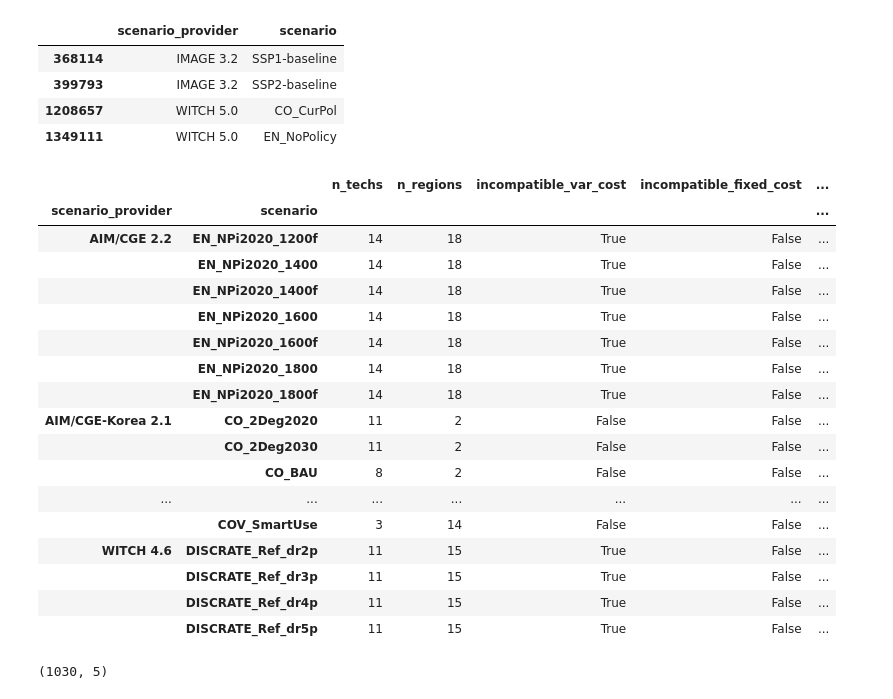
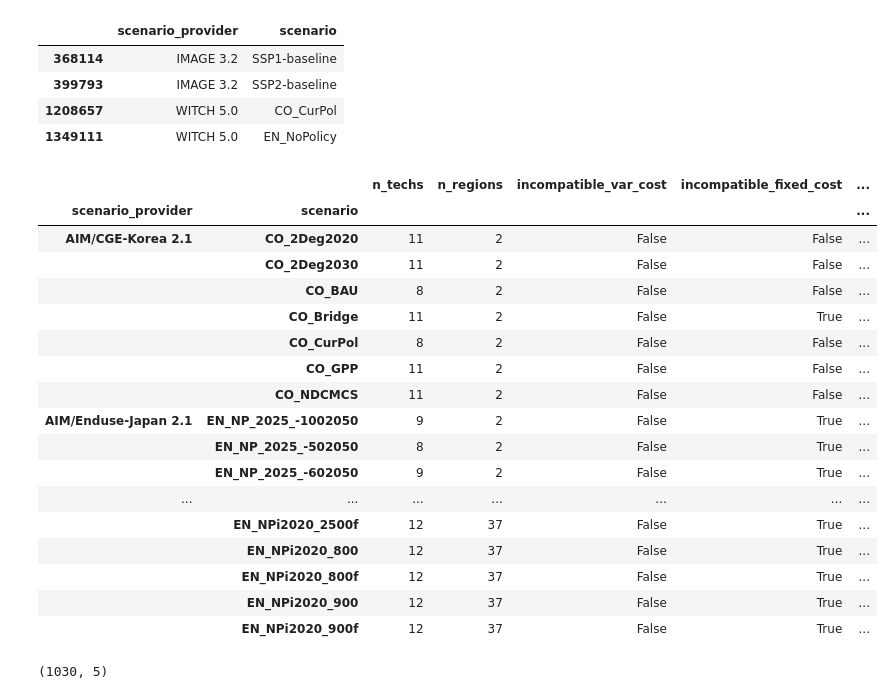
Before and after one commit to Theia-Finance-Labs/altr-model, a Jupyter notebook: notebooks/statdesc_scenarios_data.ipynb, the cells around one changed output. Cells and saved outputs as stored; diff of their text form; code cells hidden in the pictures.

```diff
--- a/notebooks/statdesc_scenarios_data.ipynb
+++ b/notebooks/statdesc_scenarios_data.ipynb
@@ -28,44 +28,44 @@ df.loc[df["scenario_type"] == "baseline", ["scenario_provider", "scenario"]].dro
 # %%
 pd.options.display.max_rows = 1000
 
 incompatibility_flagged = df[[
     "scenario_provider", "scenario", "scenario_type","sector", "technology",  "scenario_geography",
     "incompatible_var_cost","incompatible_fixed_cost"]].drop_duplicates()
 
 
 incompatibility_flagged = incompatibility_flagged.groupby(["scenario_provider", "scenario"]).agg(
     n_techs = ("technology", "nunique"),
     n_regions = ("scenario_geography", "nunique"),
     incompatible_var_cost = ("incompatible_var_cost", "any"),
     incompatible_fixed_cost = ("incompatible_fixed_cost", "any"),
 )
 
 incompatibility_flagged = incompatibility_flagged.assign(
     likely_incompatible_scenario = (incompatibility_flagged["incompatible_var_cost"] | incompatibility_flagged["incompatible_fixed_cost"]),
     incompatible_scenario = (incompatibility_flagged["incompatible_var_cost"] & incompatibility_flagged["incompatible_fixed_cost"]),
 )
 
 
-incompatibility_flagged.query("incompatible_fixed_cost == False")
+incompatibility_flagged.query("incompatible_var_cost == False")
 # %% [output]
 |  |  | n_techs | n_regions | incompatible_var_cost | incompatible_fixed_cost | ... |
 | scenario_provider | scenario |  |  |  |  | ... |
-| AIM/CGE 2.2 | EN_NPi2020_1200f | 14 | 18 | True | False | ... |
-|  | EN_NPi2020_1400 | 14 | 18 | True | False | ... |
-|  | EN_NPi2020_1400f | 14 | 18 | True | False | ... |
-|  | EN_NPi2020_1600 | 14 | 18 | True | False | ... |
-|  | EN_NPi2020_1600f | 14 | 18 | True | False | ... |
-|  | EN_NPi2020_1800 | 14 | 18 | True | False | ... |
-|  | EN_NPi2020_1800f | 14 | 18 | True | False | ... |
 | AIM/CGE-Korea 2.1 | CO_2Deg2020 | 11 | 2 | False | False | ... |
 |  | CO_2Deg2030 | 11 | 2 | False | False | ... |
 |  | CO_BAU | 8 | 2 | False | False | ... |
+|  | CO_Bridge | 11 | 2 | False | True | ... |
+|  | CO_CurPol | 8 | 2 | False | False | ... |
+|  | CO_GPP | 11 | 2 | False | False | ... |
+|  | CO_NDCMCS | 11 | 2 | False | False | ... |
+| AIM/Enduse-Japan 2.1 | EN_NP_2025_-1002050 | 9 | 2 | False | True | ... |
+|  | EN_NP_2025_-502050 | 8 | 2 | False | True | ... |
+|  | EN_NP_2025_-602050 | 9 | 2 | False | True | ... |
 | ... | ... | ... | ... | ... | ... | ... |
-|  | COV_SmartUse | 3 | 14 | False | False | ... |
-| WITCH 4.6 | DISCRATE_Ref_dr2p | 11 | 15 | True | False | ... |
-|  | DISCRATE_Ref_dr3p | 11 | 15 | True | False | ... |
-|  | DISCRATE_Ref_dr4p | 11 | 15 | True | False | ... |
-|  | DISCRATE_Ref_dr5p | 11 | 15 | True | False | ... |
+|  | EN_NPi2020_2500f | 12 | 37 | False | True | ... |
+|  | EN_NPi2020_800 | 12 | 37 | False | True | ... |
+|  | EN_NPi2020_800f | 12 | 37 | False | True | ... |
+|  | EN_NPi2020_900 | 12 | 37 | False | True | ... |
+|  | EN_NPi2020_900f | 12 | 37 | False | True | ... |
 # %%
 pd.options.display.max_rows = 1000
 
```
Also changed, not shown: 6 other files.
